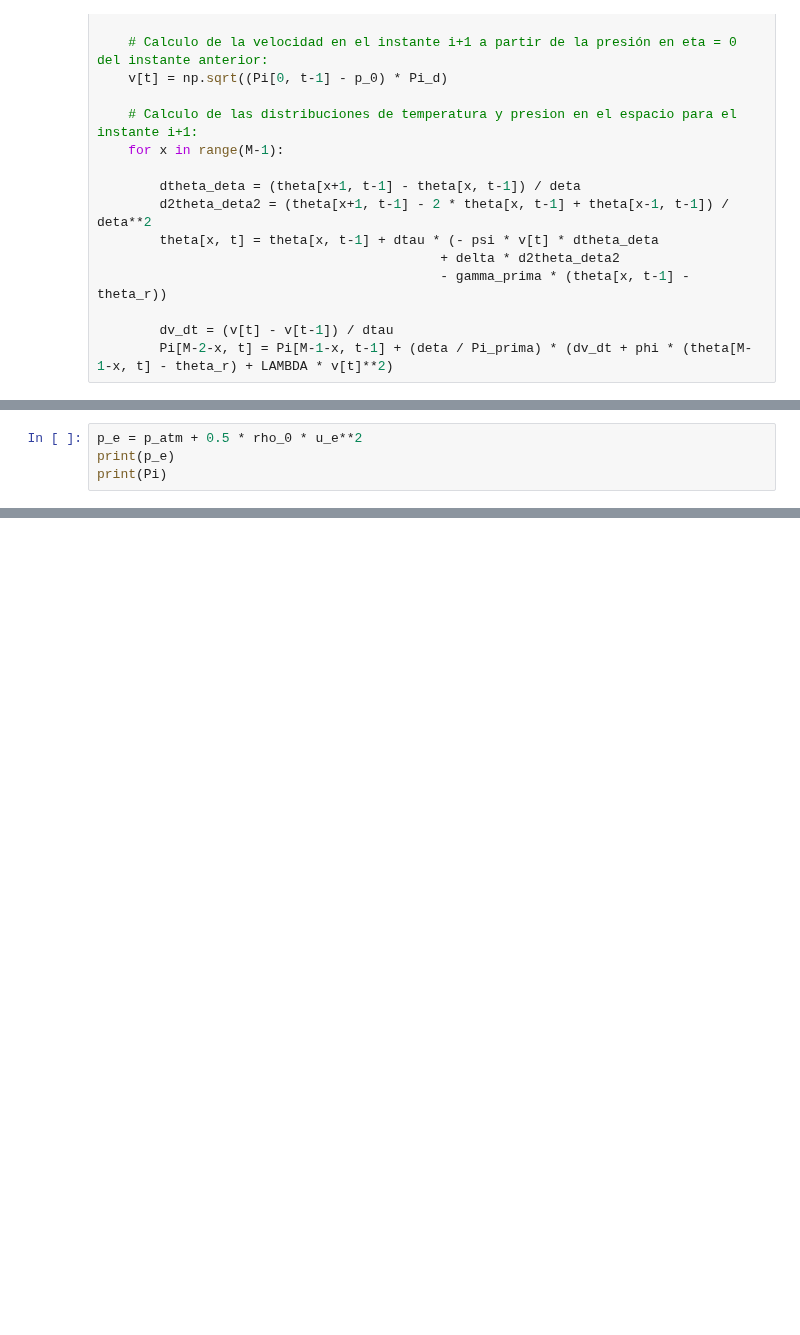
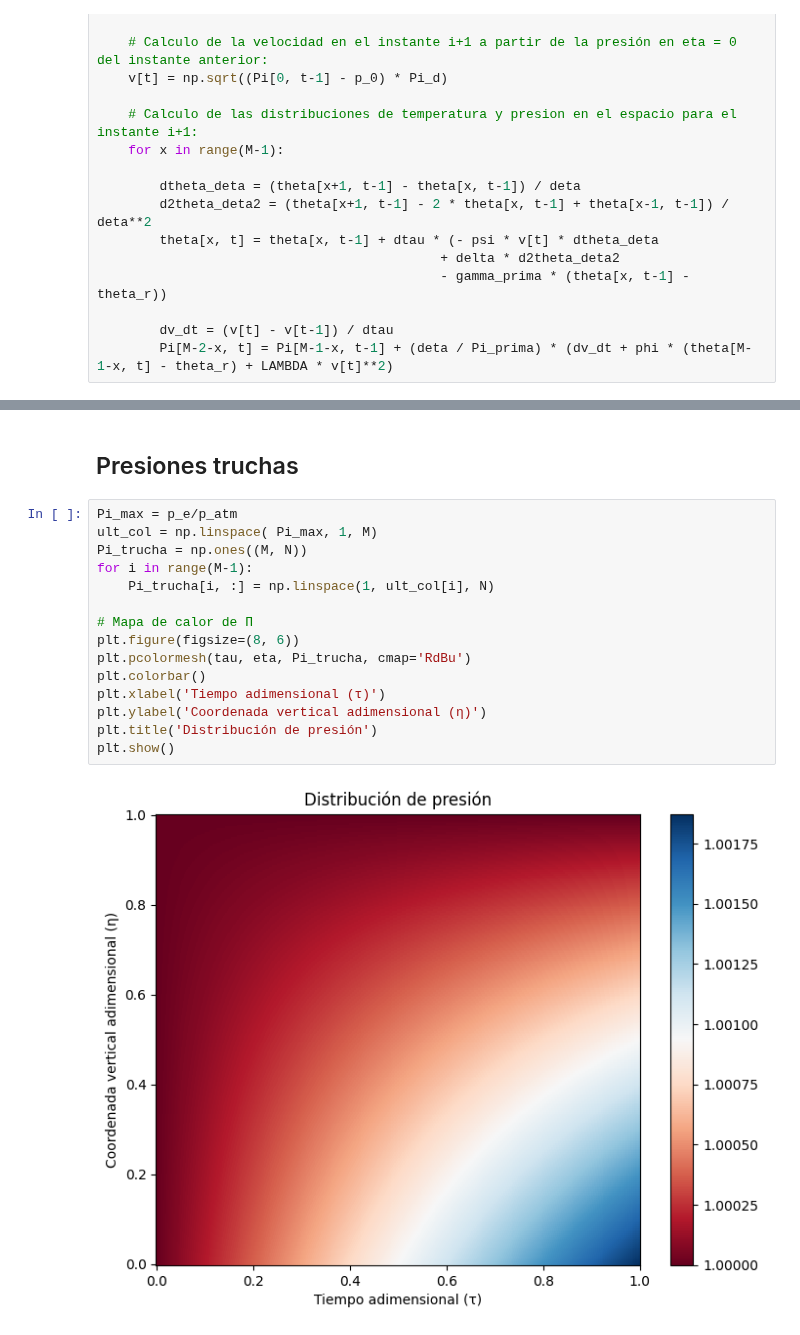
Before and after one commit to angelgvillatoro/bullville_M1, a Jupyter notebook: tfm/pruebas.ipynb, the cells around one changed output, grey strips where cells are left out. Drawn from its saved outputs; the diff is of its cells as text; blank space fills up the shorter version.

```diff
--- a/tfm/pruebas.ipynb
+++ b/tfm/pruebas.ipynb
@@ -165,4 +164,0 @@ plt.show()
-# %%
-p_e = p_atm + 0.5 * rho_0 * u_e**2
-print(p_e)
-print(Pi)
@@ -177,0 +275,19 @@ print(Pi)
+# %% [markdown]
+## Presiones truchas
+# %%
+Pi_max = p_e/p_atm
+ult_col = np.linspace( Pi_max, 1, M)
+Pi_trucha = np.ones((M, N))
+for i in range(M-1):
+    Pi_trucha[i, :] = np.linspace(1, ult_col[i], N)
+
+# Mapa de calor de Π
+plt.figure(figsize=(8, 6))
+plt.pcolormesh(tau, eta, Pi_trucha, cmap='RdBu')
+plt.colorbar()
+plt.xlabel('Tiempo adimensional (τ)')
+plt.ylabel('Coordenada vertical adimensional (η)')
+plt.title('Distribución de presión')
+plt.show()
+# %% [output]
+[figure, added]
```
Also changed, not shown: parts of 14 cells of this notebook, 2 other files.
